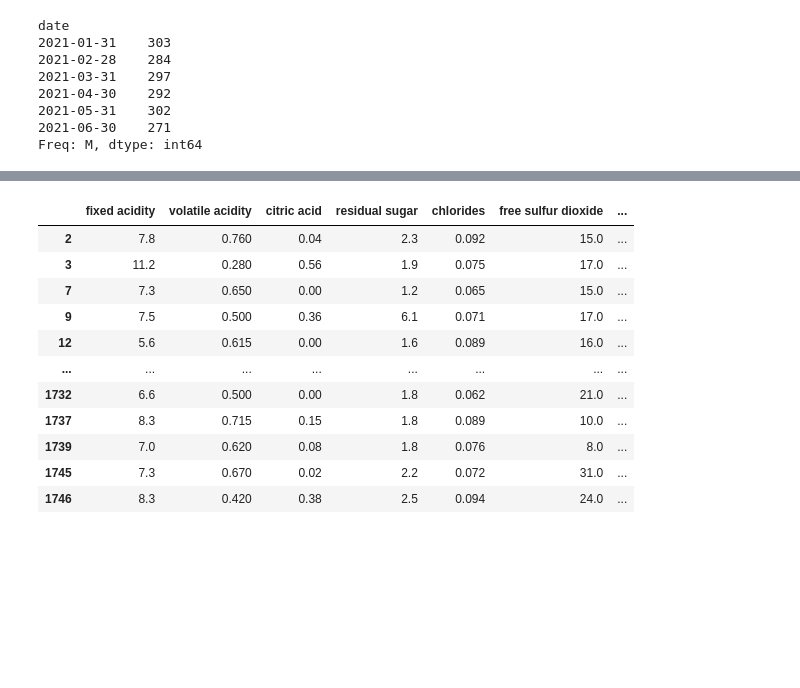
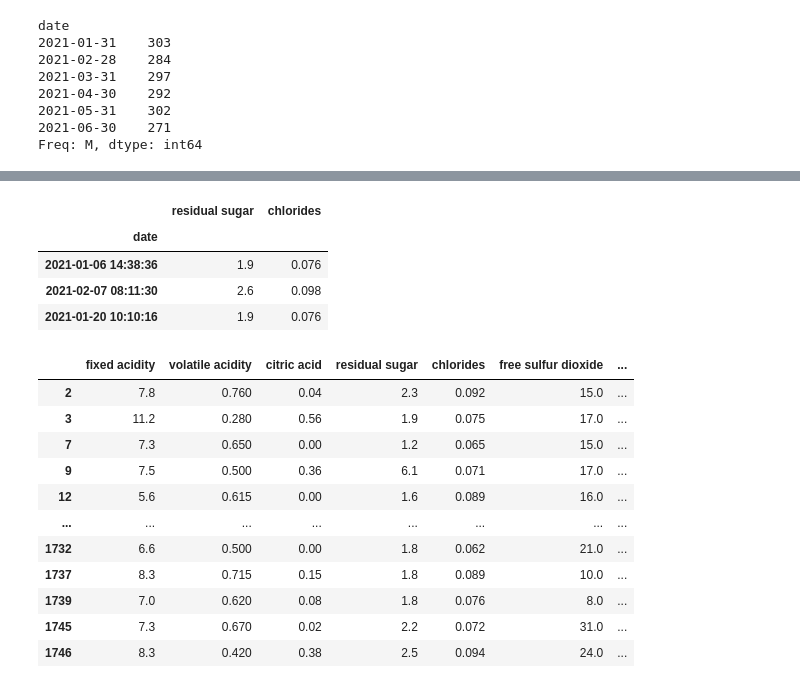
Before and after one commit to kristy25/AcademyPublic, a Jupyter notebook: Untitled0.ipynb, the cells around one changed output, grey strips where cells are left out. Saved outputs shown, nothing was run; the diff lists cells and outputs as text; code cells hidden in the pictures; blank space fills up the shorter version.

```diff
--- a/Untitled0.ipynb
+++ b/Untitled0.ipynb
@@ -1401,3 +1429,11 @@ del(temp)
+# %%
+temp.iloc[0:3,3:5]
+# %% [output]
+|  | residual sugar | chlorides |
+| date |  |  |
+| 2021-01-06 14:38:36 | 1.9 | 0.076 |
+| 2021-02-07 08:11:30 | 2.6 | 0.098 |
+| 2021-01-20 10:10:16 | 1.9 | 0.076 |
 # %%
 # oot for 'out of time' dataset name for test
 oot = df[df['date']>='2021-05-01']
```
Also changed, not shown: parts of 8 cells of this notebook.
